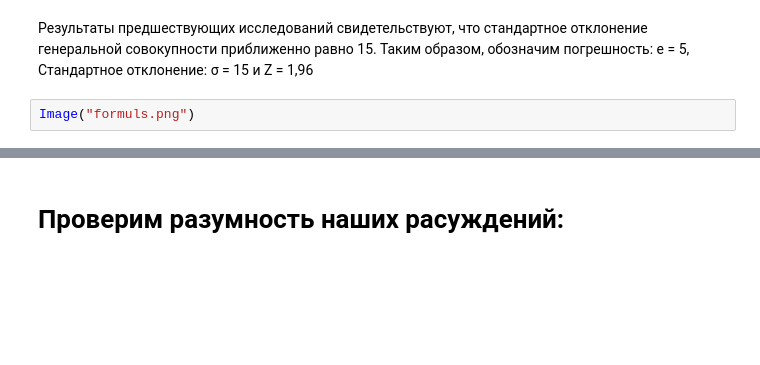
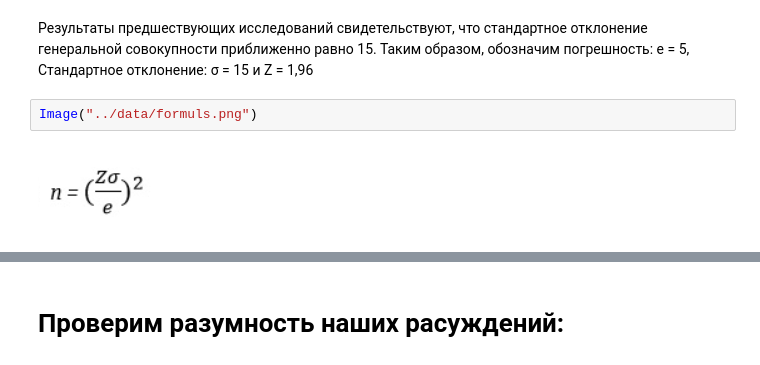
Before and after one commit to Dmitry-V-Makarov/Netology, a Jupyter notebook: pyda-13/lectures/20.confidence_intervals.ipynb, the cells around one changed output, grey strips where cells are left out. Drawn from its saved outputs; the diff is of its cells as text; blank space fills up the shorter version.

```diff
--- a/pyda-13/lectures/20.confidence_intervals.ipynb
+++ b/pyda-13/lectures/20.confidence_intervals.ipynb
@@ -62,7 +63,9 @@ Image("ArticleImage.png")
 # %% [markdown]
 Результаты предшествующих исследований свидетельствуют, что стандартное отклонение генеральной совокупности приближенно равно 15. Таким образом, обозначим погрешность: е = 5, Стандартное отклонение: σ = 15 и Z = 1,96
 # %%
-Image("formuls.png")
+Image("../data/formuls.png")
+# %% [output]
+[figure, added]
 # %%
 sigma = 15  # Стандартное отклонение
 Z = 1.96  # 95%   # Квантиль нормального распределения.
```
Also changed, not shown: parts of 37 cells of this notebook, 1 other file.
